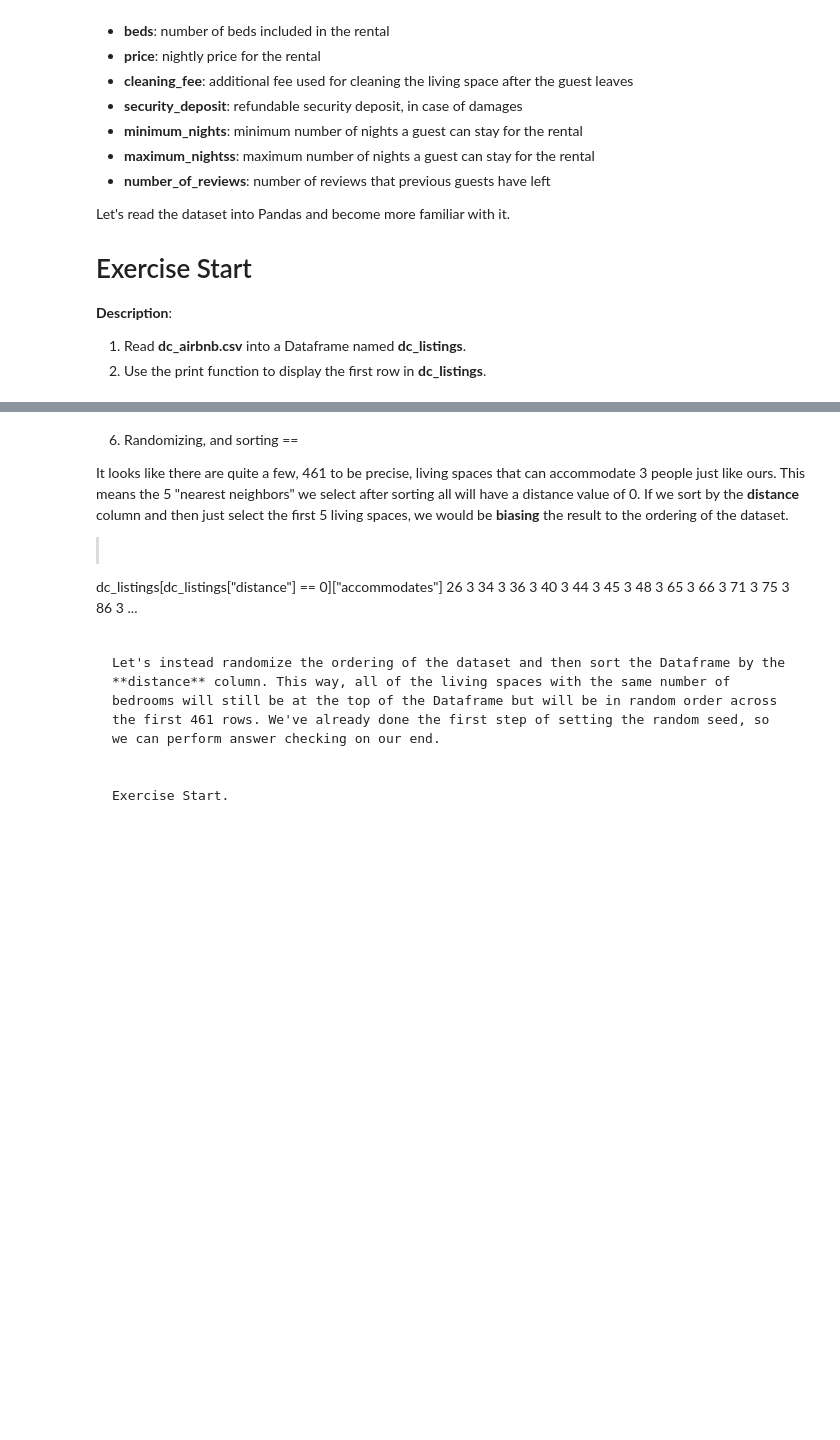
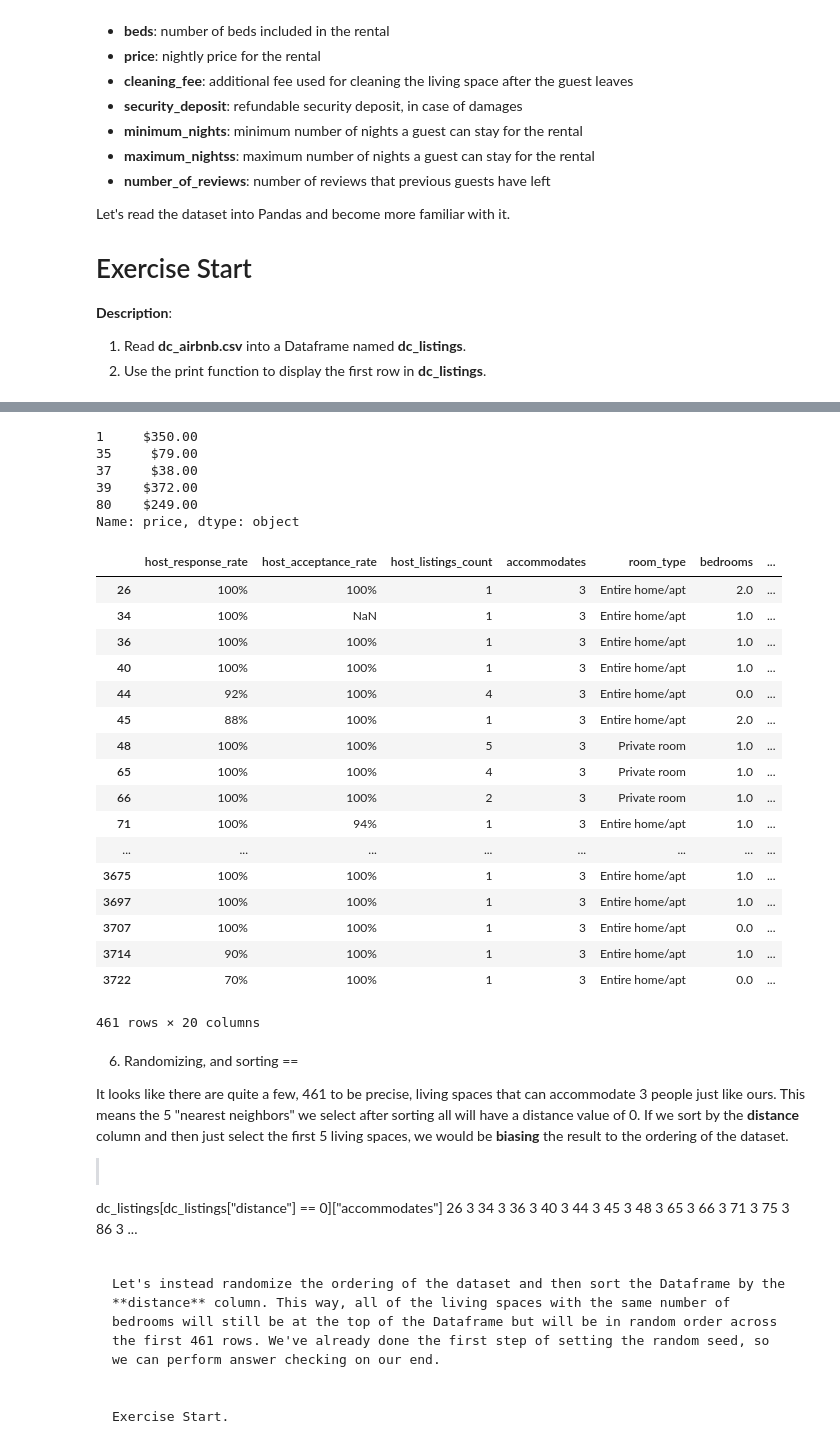
Before and after one commit to AndressaStefany/opendatanatal2018, a Jupyter notebook: #01 - Introduction to K-Nearest Neighbors.ipynb, the cells around one changed output, grey strips where cells are left out. Drawn from its saved outputs; the diff is of its cells as text; code cells hidden in the pictures; blank space fills up the shorter version.

```diff
--- a/#01 - Introduction to K-Nearest Neighbors.ipynb
+++ b/#01 - Introduction to K-Nearest Neighbors.ipynb
@@ -57,3 +57,6 @@ Exercise Start
 2. Use the print function to display the first row in **dc_listings**.
 # %%
 # put your code here
+import pandas as pd
+
+dc_listings = pd.read_csv('dc_airbnb.csv')
@@ -141,0 +256,4 @@ Exercise Start.
+# %%
+# put your code here
+# np.absolute((dc_listings.accommodates - 3)) ## Mesma coisa que a linha abaixo
+dc_listings["distance"] = dc_listings.accommodates.apply(lambda x: np.absolute(x - 3))
@@ -142,3 +290,33 @@ Exercise Start.
+# %%
+dc_listings[dc_listings.distance ==3][0:5]["price"]
+# %% [output]
+1     $350.00
+35     $79.00
+37     $38.00
+39    $372.00
+80    $249.00
+Name: price, dtype: object
+# %%
+dc_listings[dc_listings.distance == 0]
+# %% [output]
+|  | host_response_rate | host_acceptance_rate | host_listings_count | accommodates | room_type | bedrooms | ... |
+| 26 | 100% | 100% | 1 | 3 | Entire home/apt | 2.0 | ... |
+| 34 | 100% | NaN | 1 | 3 | Entire home/apt | 1.0 | ... |
+| 36 | 100% | 100% | 1 | 3 | Entire home/apt | 1.0 | ... |
+| 40 | 100% | 100% | 1 | 3 | Entire home/apt | 1.0 | ... |
+| 44 | 92% | 100% | 4 | 3 | Entire home/apt | 0.0 | ... |
+| 45 | 88% | 100% | 1 | 3 | Entire home/apt | 2.0 | ... |
+| 48 | 100% | 100% | 5 | 3 | Private room | 1.0 | ... |
+| 65 | 100% | 100% | 4 | 3 | Private room | 1.0 | ... |
+| 66 | 100% | 100% | 2 | 3 | Private room | 1.0 | ... |
+| 71 | 100% | 94% | 1 | 3 | Entire home/apt | 1.0 | ... |
+| ... | ... | ... | ... | ... | ... | ... | ... |
+| 3675 | 100% | 100% | 1 | 3 | Entire home/apt | 1.0 | ... |
+| 3697 | 100% | 100% | 1 | 3 | Entire home/apt | 1.0 | ... |
+| 3707 | 100% | 100% | 1 | 3 | Entire home/apt | 0.0 | ... |
+| 3714 | 90% | 100% | 1 | 3 | Entire home/apt | 1.0 | ... |
+| 3722 | 70% | 100% | 1 | 3 | Entire home/apt | 0.0 | ... |
+461 rows × 20 columns
 # %% [markdown]
 6. Randomizing, and sorting
 ==
```
Also changed, not shown: parts of 23 cells of this notebook.
